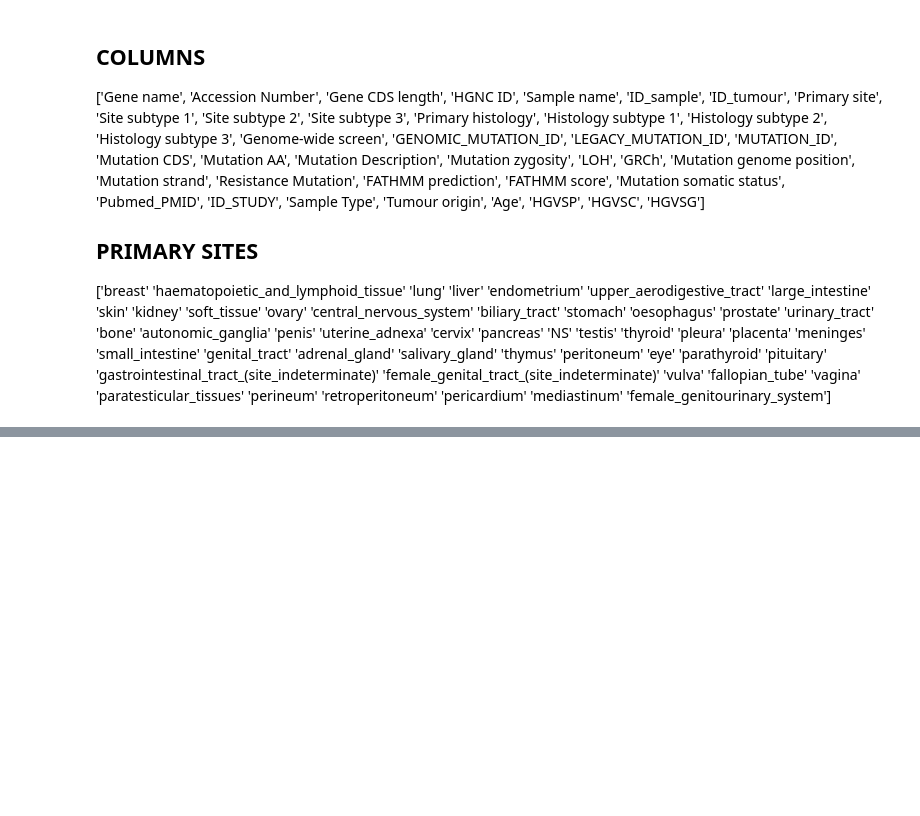
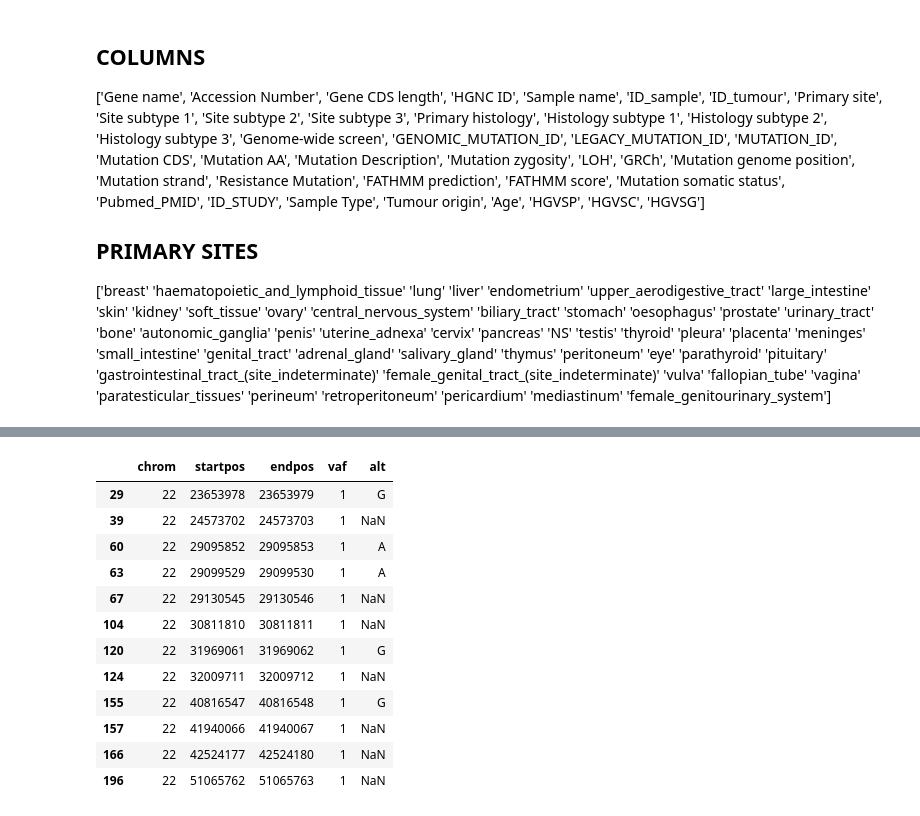
Before and after one commit to hanaecarrie/cfdna_snv_benchmark, a Jupyter notebook: spikeins/prepare_bed_from_cosmic.ipynb, the cells around one changed output, grey strips where cells are left out. Saved outputs shown, nothing was run; the diff lists cells and outputs as text; code cells hidden in the pictures; blank space fills up the shorter version.

```diff
--- a/spikeins/prepare_bed_from_cosmic.ipynb
+++ b/spikeins/prepare_bed_from_cosmic.ipynb
@@ -278,0 +341,21 @@ Name: chrom, dtype: int64
+# %%
+### /!\ 0-based index for INDEL bamsurgeon
+cosmic_bed_chr_indel = cosmic_bed_chr[(cosmic_bed_chr['type'] == 'INS') | (cosmic_bed_chr['type'] == 'DEL')].drop('type', axis=1)
+cosmic_bed_chr_indel.insert(loc = 3, column = 'vaf', value = 1)  # Insert default VAF column
+cosmic_bed_chr_indel['startpos'] -= 1
+cosmic_bed_chr_indel['endpos'] -= 1
+cosmic_bed_chr_indel
+# %% [output]
+|  | chrom | startpos | endpos | vaf | alt |
+| 29 | 22 | 23653978 | 23653979 | 1 | G |
+| 39 | 22 | 24573702 | 24573703 | 1 | NaN |
+| 60 | 22 | 29095852 | 29095853 | 1 | A |
+| 63 | 22 | 29099529 | 29099530 | 1 | A |
+| 67 | 22 | 29130545 | 29130546 | 1 | NaN |
+| 104 | 22 | 30811810 | 30811811 | 1 | NaN |
+| 120 | 22 | 31969061 | 31969062 | 1 | G |
+| 124 | 22 | 32009711 | 32009712 | 1 | NaN |
+| 155 | 22 | 40816547 | 40816548 | 1 | G |
+| 157 | 22 | 41940066 | 41940067 | 1 | NaN |
+| 166 | 22 | 42524177 | 42524180 | 1 | NaN |
+| 196 | 22 | 51065762 | 51065763 | 1 | NaN |
```
Also changed, not shown: parts of 23 cells of this notebook, 1 other file.
